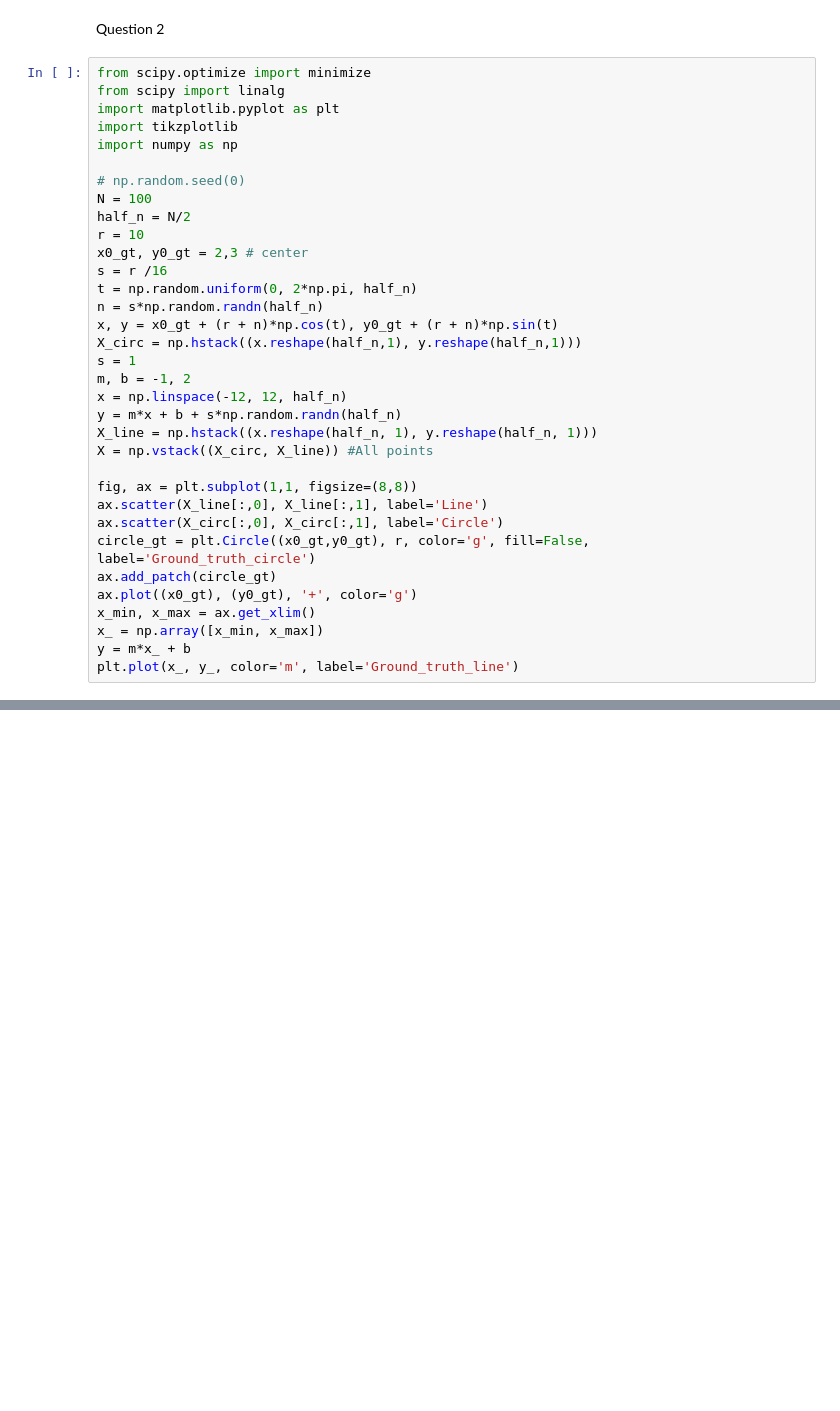
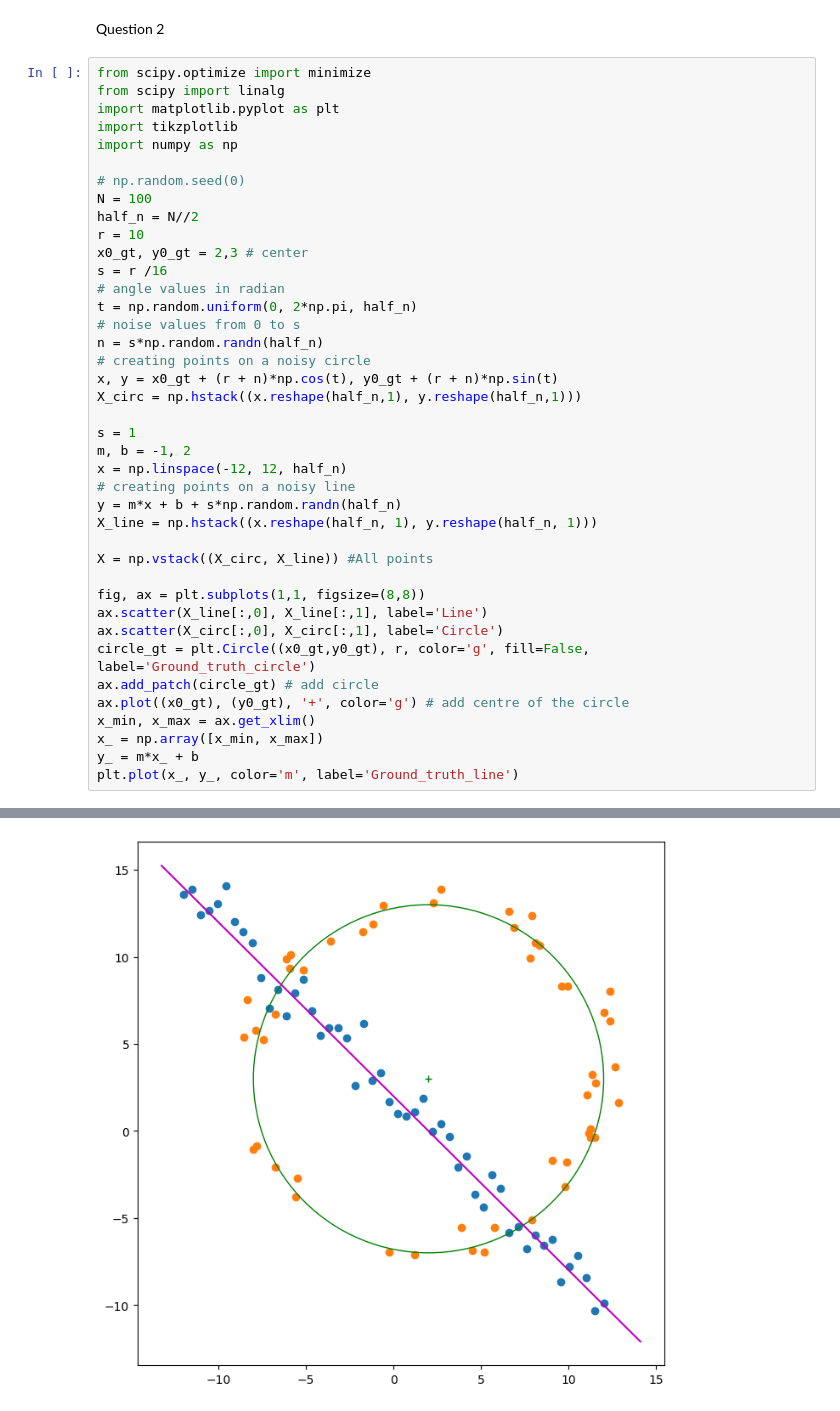
Before and after one commit to Dulan24/S5_EN3061_Image-processing, a Jupyter notebook: Activity 02/codes.ipynb, the cells around one changed output, grey strips where cells are left out. Drawn from its saved outputs; the diff is of its cells as text; blank space fills up the shorter version.

```diff
--- a/Activity 02/codes.ipynb
+++ b/Activity 02/codes.ipynb
@@ -9,28 +9,35 @@ import numpy as np
 
 # np.random.seed(0)
 N = 100
-half_n = N/2
+half_n = N//2
 r = 10
 x0_gt, y0_gt = 2,3 # center
 s = r /16
+# angle values in radian
 t = np.random.uniform(0, 2*np.pi, half_n)
+# noise values from 0 to s
 n = s*np.random.randn(half_n)
+# creating points on a noisy circle
 x, y = x0_gt + (r + n)*np.cos(t), y0_gt + (r + n)*np.sin(t)
 X_circ = np.hstack((x.reshape(half_n,1), y.reshape(half_n,1)))
+
 s = 1
 m, b = -1, 2
 x = np.linspace(-12, 12, half_n)
+# creating points on a noisy line
 y = m*x + b + s*np.random.randn(half_n)
 X_line = np.hstack((x.reshape(half_n, 1), y.reshape(half_n, 1)))
+
 X = np.vstack((X_circ, X_line)) #All points
 
-fig, ax = plt.subplot(1,1, figsize=(8,8))
+fig, ax = plt.subplots(1,1, figsize=(8,8))
 ax.scatter(X_line[:,0], X_line[:,1], label='Line')
 ax.scatter(X_circ[:,0], X_circ[:,1], label='Circle')
 circle_gt = plt.Circle((x0_gt,y0_gt), r, color='g', fill=False, label='Ground_truth_circle')
-ax.add_patch(circle_gt)
-ax.plot((x0_gt), (y0_gt), '+', color='g')
+ax.add_patch(circle_gt) # add circle
+ax.plot((x0_gt), (y0_gt), '+', color='g') # add centre of the circle
 x_min, x_max = ax.get_xlim()
 x_ = np.array([x_min, x_max])
-y = m*x_ + b
+y_ = m*x_ + b
 plt.plot(x_, y_, color='m', label='Ground_truth_line')
+# %% [output]
@@ -36,0 +45 @@ plt.plot(x_, y_, color='m', label='Ground_truth_line')
+[figure, added]
```
Also changed, not shown: parts of 9 cells of this notebook, 5 other files.
